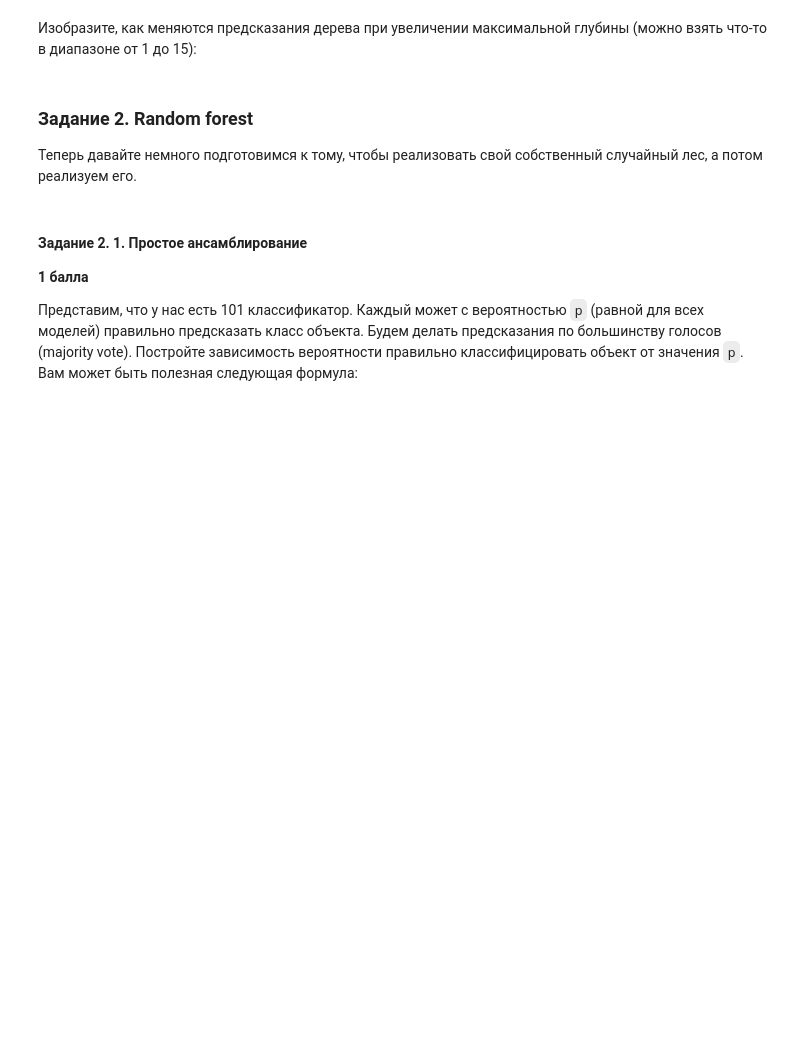
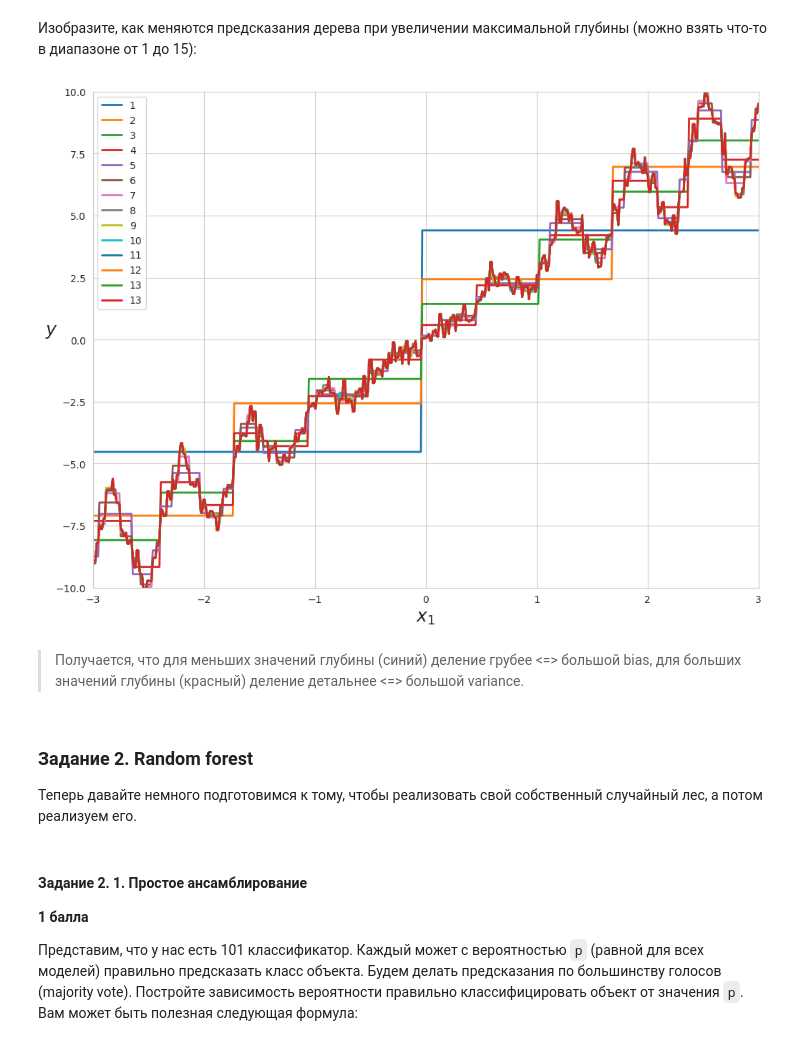
Before and after one commit to Olga-Bagrova/BI_ML_2024, a Jupyter notebook: hw_5_ensembles/code/Ensembles.ipynb, the cells around one changed output. Saved outputs shown, nothing was run; the diff lists cells and outputs as text; code cells hidden in the pictures; blank space fills up the shorter version.

```diff
--- a/hw_5_ensembles/code/Ensembles.ipynb
+++ b/hw_5_ensembles/code/Ensembles.ipynb
@@ -65,6 +89,18 @@ def plot_regression_predictions(tree_reg, X, y, axes=[-3, 3, -10, 10], ylabel="$
 Изобразите, как меняются предсказания дерева при увеличении максимальной глубины (можно взять что-то в диапазоне от 1 до 15):
 # %%
 ## ENTER YOUR CODE HERE (/¯◡ ‿ ◡)/¯☆*##
+
+depths = []
+for depth in range(1, 15):
+    regressor = DecisionTreeRegressor(max_depth=depth, random_state=SEED)
+    regressor.fit(X, y)
+    depths.append(regressor.get_depth())
+    plot_regression_predictions(regressor, X, y)
+plt.legend(depths);
+# %% [output]
+[figure, added]
+# %% [markdown]
+> Получается, что для меньших значений глубины (синий) деление грубее <=> большой bias, для больших значений глубины (красный) деление детальнее <=> большой variance.
 # %% [markdown]
 ### Задание 2. Random forest
 
```
Also changed, not shown: parts of 97 cells of this notebook, 2 other files.
